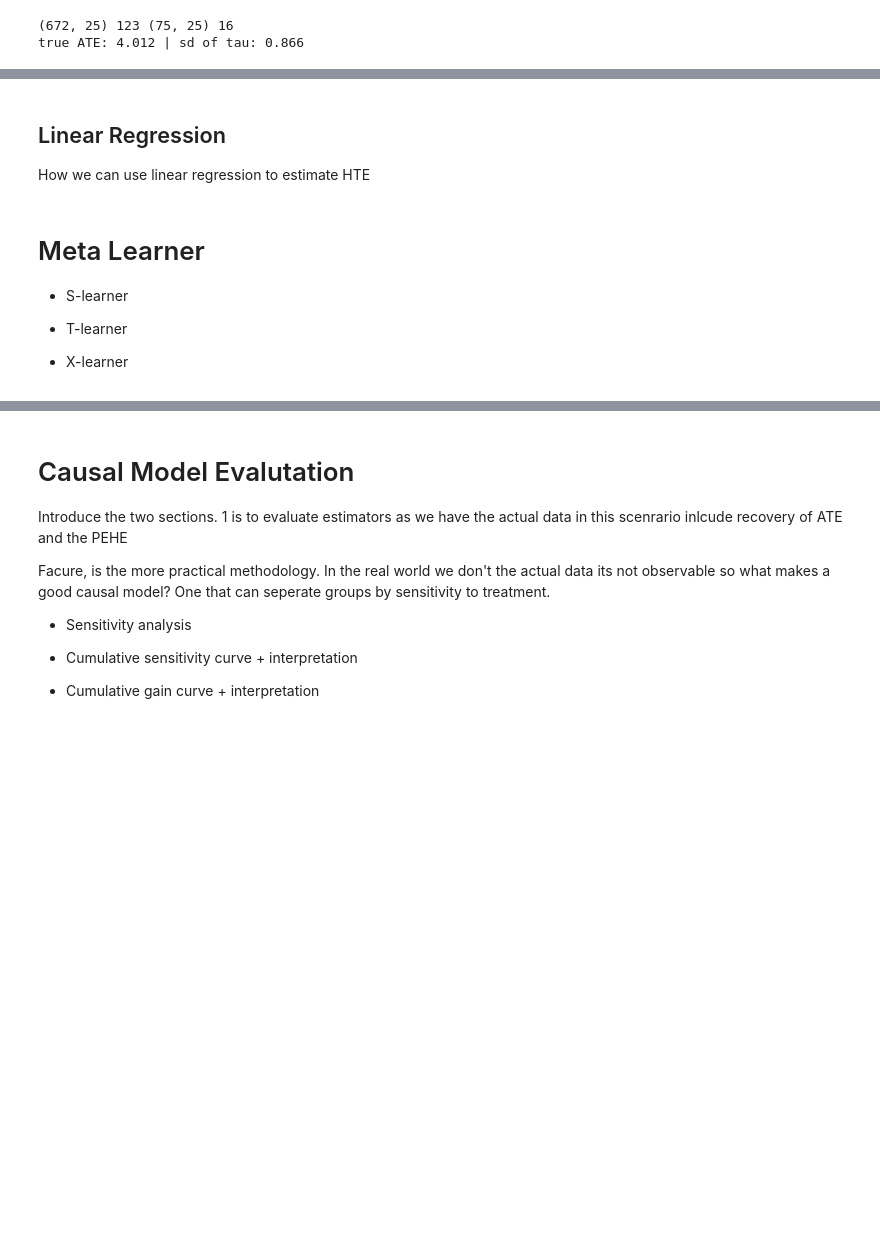
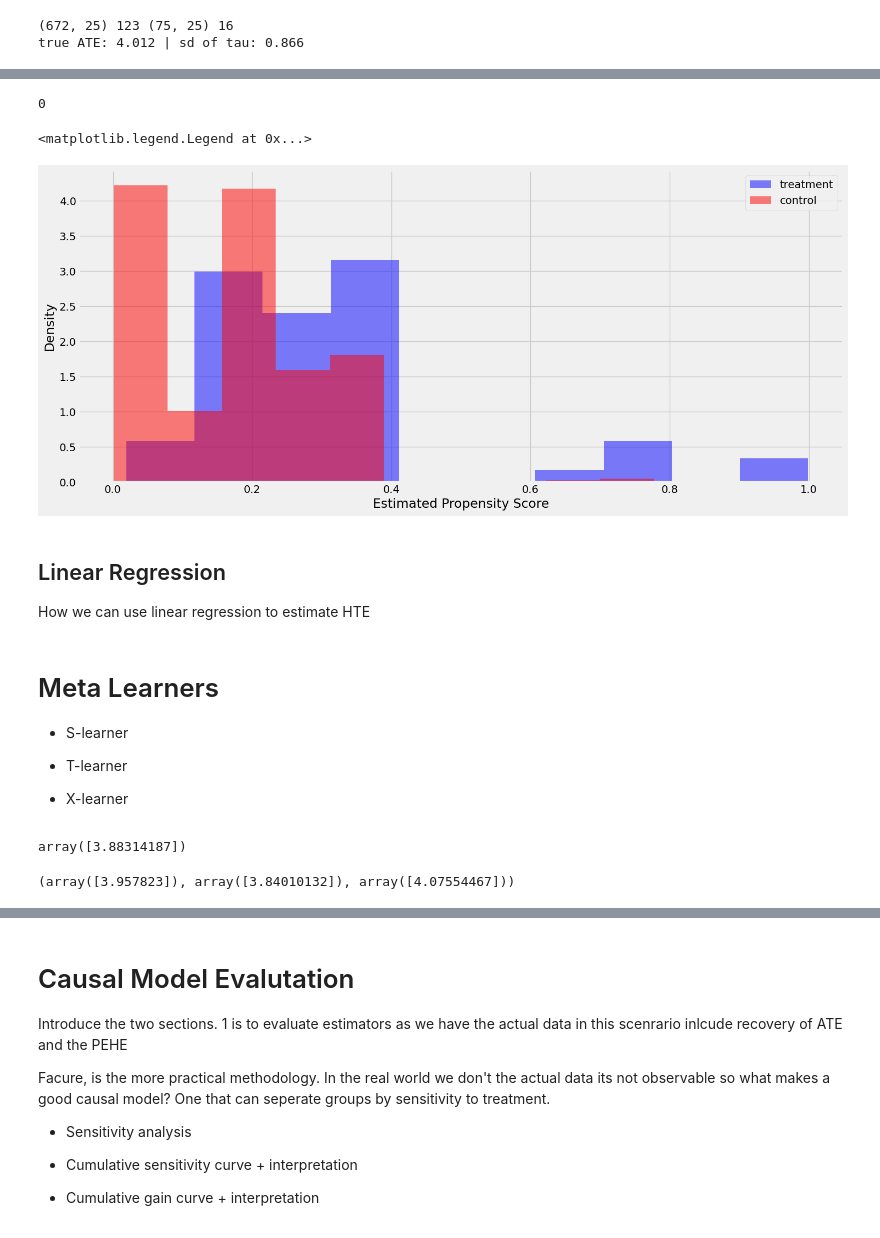
Before and after one commit to cainemerrick98/causal-inference, a Jupyter notebook: MetaLearners-InfantDevelopment/notebook.ipynb, the cells around one changed output, grey strips where cells are left out. Drawn from its saved outputs; the diff is of its cells as text; code cells hidden in the pictures; blank space fills up the shorter version.

Commit message:
meta learners fit - need to explain each one

```diff
--- a/MetaLearners-InfantDevelopment/notebook.ipynb
+++ b/MetaLearners-InfantDevelopment/notebook.ipynb
@@ -62,3 +73,23 @@ true ATE: 4.012 | sd of tau: 0.866
+# %%
+prop_model = ElasticNetPropensityModel(Cs=np.logspace(0, 3, 8), random_state=RS)
+prop_model.fit(X_tr, w_tr)
+
+p_tr, p_te = prop_model.predict(X_tr), prop_model.predict(X_te)
+
+print(np.sum(p_tr[w_tr==0] == 0))
+# %% [output]
+0
+# %%
+fig, ax = plt.subplots(1,1,figsize=(16,7))
+
+ax.hist(p_tr[w_tr == 1], color='blue', alpha=0.5, label='treatment', density=True)
+ax.hist(p_tr[w_tr == 0], color='red', alpha=0.5, label='control', density=True)
+ax.set_xlabel('Estimated Propensity Score')
+ax.set_ylabel('Density')
+ax.legend()
+# %% [output]
+<matplotlib.legend.Legend at 0x...>
+[figure, added]
 # %% [markdown]
 ## Linear Regression
 
@@ -66,7 +97,7 @@ How we can use linear regression to estimate HTE
 # %%
 # LR estimate
 # %% [markdown]
-# Meta Learner
+# Meta Learners
 
 * S-learner
 
@@ -74,4 +105,16 @@ How we can use linear regression to estimate HTE
 
 * X-learner
 # %%
-# Implementation of the meta-learners
+# S-learner
+slearner = meta.BaseSLearner(XGBRegressor(random_state=RS))
+slearner.fit(X=X_tr, treatment=w_tr, y=y_tr)
+slearner.estimate_ate(X=X_tr, treatment=w_tr, y=y_tr)
+# %% [output]
+array([3.88314187])
+# %%
+# T-learner
+tlearner = meta.BaseTLearner(XGBRegressor(random_state=RS), XGBRegressor(random_state=RS))
+tlearner.fit(X=X_tr, treatment=w_tr, y=y_tr, p=p_tr)
+tlearner.estimate_ate(X=X_tr, treatment=w_tr, y=y_tr, p=p_tr)
+# %% [output]
+(array([3.957823]), array([3.84010132]), array([4.07554467]))
```
Also changed, not shown: parts of 6 cells of this notebook.
